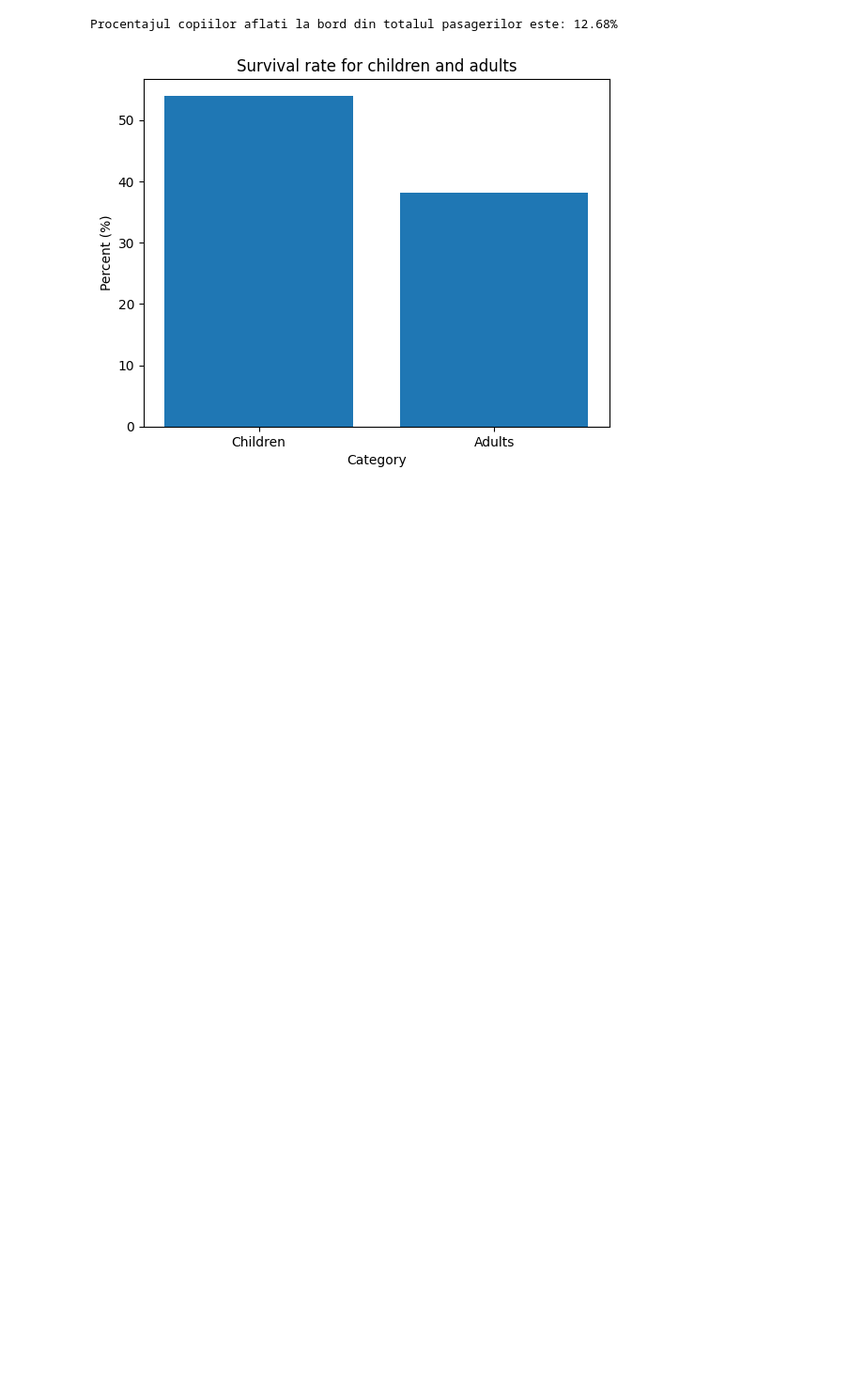
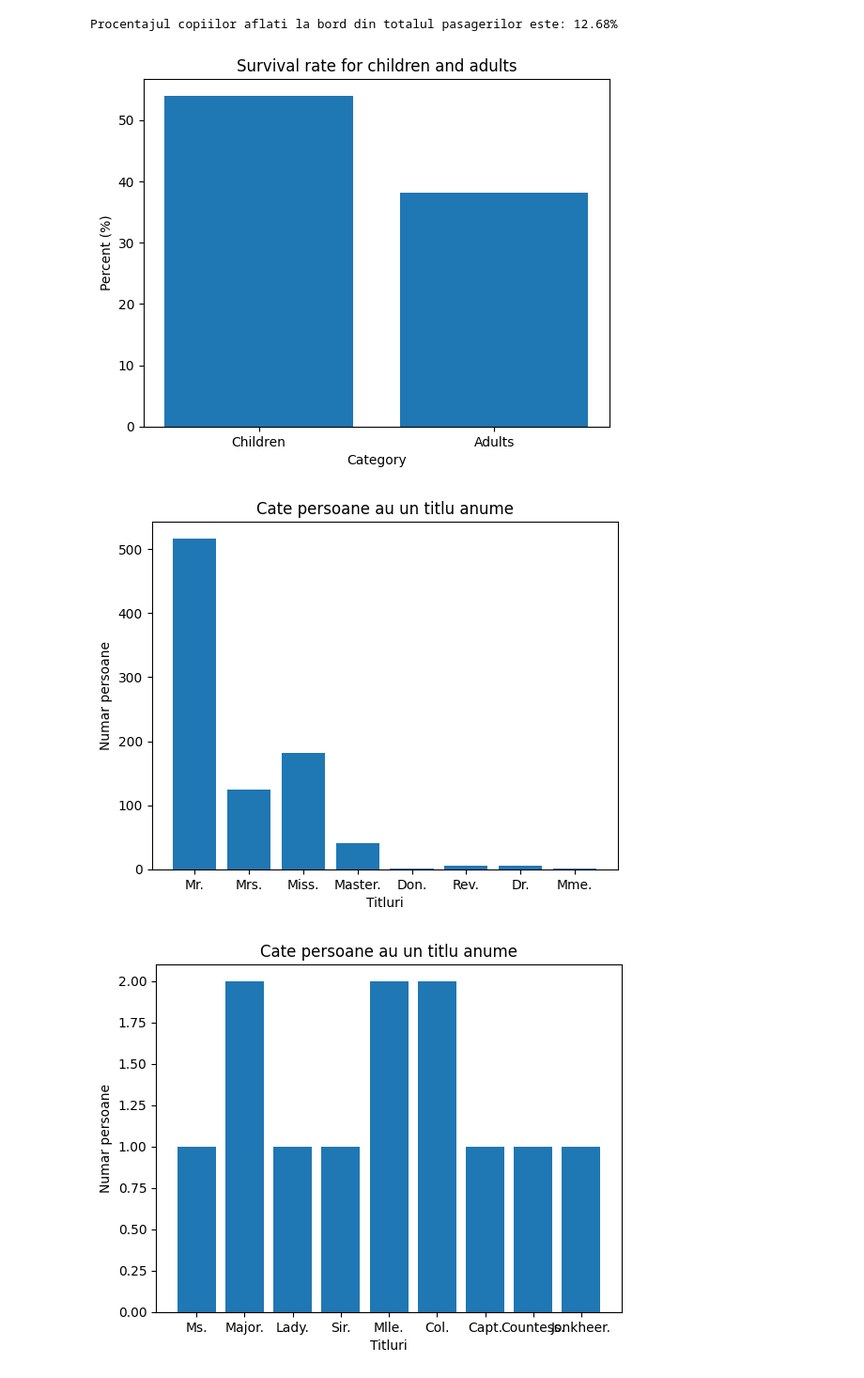
Before and after one commit to Catalin951/PCLP3_project_jupyter-notebook, a Jupyter notebook: bin/Titanic_stats.ipynb, the cells around one changed output. Shown at 94% size. Drawn from its saved outputs; the diff is of its cells as text; code cells hidden in the pictures; blank space fills up the shorter version.

Commit message:
Cerinta 9 adaugata

```diff
--- a/bin/Titanic_stats.ipynb
+++ b/bin/Titanic_stats.ipynb
@@ -184,3 +184,52 @@ plt.show()
 # %% [output]
 Procentajul copiilor aflati la bord din totalul pasagerilor este: 12.68%
 [figure]
+# %%
+# Cerinta 9
+
+sdf = df['Name'].str.extract('([A-Za-z]+\.)')
+
+titluri_unice = sdf[0].unique().tolist()
+# titlurile unice:
+# ['Mr.', 'Mrs.', 'Miss.', 'Master.', 'Don.', 'Rev.', 'Dr.', 'Mme.', 'Ms.', 'Major.', 'Lady.', 'Sir.', 'Mlle.', 'Col.', 'Capt.', 'Countess.', 'Jonkheer.']
+
+# genurile corespounzatoare:
+genuri = ['male', 'female', 'female', 'male', 'male', 'male', 'male', 'female', 'female', 'male', 'female', 'male', 'female', 'male', 'male', 'female', 'male']
+
+# lista initializata la 0 pentru fiecare titlu
+titluri_contor = [0] * len(titluri_unice)
+
+# itereaza prin toate liniile
+for i in range(len(df)):
+    # titlul si sexul persoanei curente
+    titlu = sdf[0].iloc[i]
+    sex = df['Sex'].iloc[i]
+    # luam indexul din lista de titluri
+    idx = titluri_unice.index(titlu)
+    # daca sexul titlului corespunde cu cel al persoanei
+    if genuri[idx] == sex:
+        # creste contorul titlului respectiv
+        titluri_contor[idx] += 1
+
+midpoint = len(titluri_unice) // 2
+parte_1_titluri = titluri_unice[:midpoint]
+parte_2_titluri = titluri_unice[midpoint:]
+
+parte_1_contor = titluri_contor[:midpoint]
+parte_2_contor = titluri_contor[midpoint:]
+
+plt.bar(parte_1_titluri, parte_1_contor)
+plt.title('Cate persoane au un titlu anume')
+plt.xlabel('Titluri')
+plt.ylabel('Numar persoane')
+plt.show()
+
+print('\n')
+plt.bar(parte_2_titluri, parte_2_contor)
+plt.title('Cate persoane au un titlu anume')
+plt.xlabel('Titluri')
+plt.ylabel('Numar persoane')
+plt.show()
+# %% [output]
+[figure, added]
+[figure, added]
```
